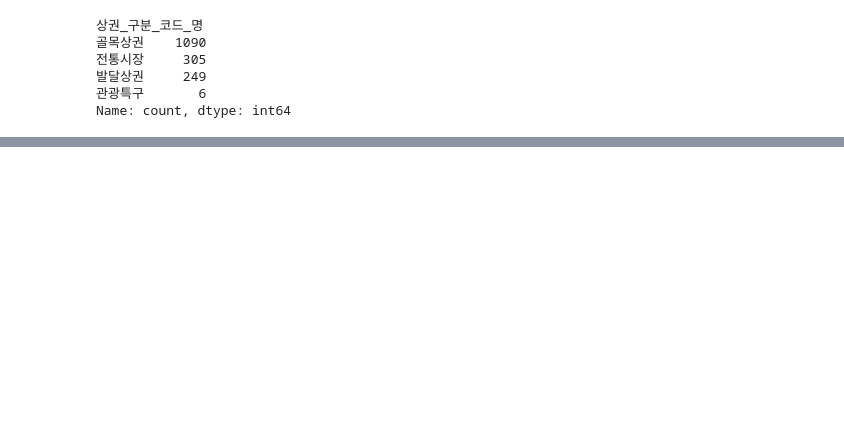
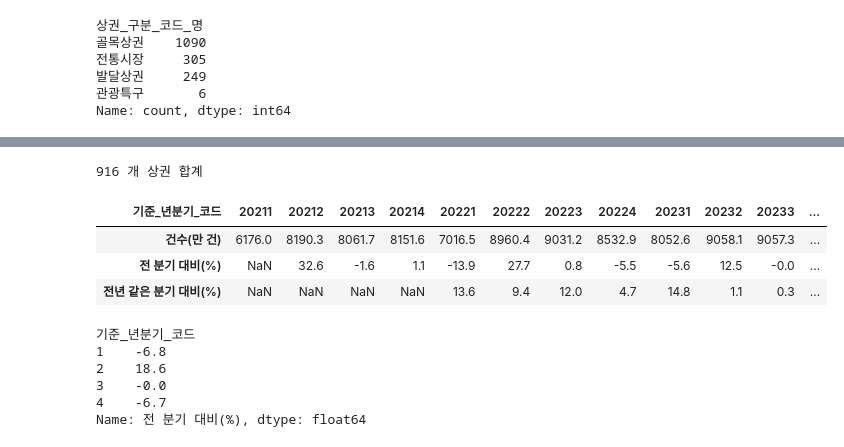
Before and after one commit to baebokchii/seoul-cafe-location-analysis, a Jupyter notebook: notebooks/01_데이터파악.ipynb, the cells around one changed output, grey strips where cells are left out. Saved outputs shown, nothing was run; the diff lists cells and outputs as text; code cells hidden in the pictures; blank space fills up the shorter version.

```diff
--- a/notebooks/01_데이터파악.ipynb
+++ b/notebooks/01_데이터파악.ipynb
@@ -345,0 +154,25 @@ print("실수형으로 읽힌 금액 열:", len(cafe_sales.select_dtypes("float"
+# %%
+counts = cafe_sales.pivot(index="상권_코드", columns="기준_년분기_코드", values="당월_매출_건수")
+full_codes = counts.dropna().index  # 22개 분기 모두 값이 있는 상권
+
+seoul = counts.loc[full_codes].sum().div(1e4).to_frame("건수(만 건)")
+seoul["전 분기 대비(%)"] = seoul["건수(만 건)"].pct_change() * 100
+seoul["전년 같은 분기 대비(%)"] = seoul["건수(만 건)"].pct_change(4) * 100  # 4개 분기 전 = 1년 전 같은 분기
+print(len(full_codes), "개 상권 합계")
+seoul.round(1).T
+# %% [output]
+916 개 상권 합계
+| 기준_년분기_코드 | 20211 | 20212 | 20213 | 20214 | 20221 | 20222 | 20223 | 20224 | 20231 | 20232 | 20233 | ... |
+| 건수(만 건) | 6176.0 | 8190.3 | 8061.7 | 8151.6 | 7016.5 | 8960.4 | 9031.2 | 8532.9 | 8052.6 | 9058.1 | 9057.3 | ... |
+| 전 분기 대비(%) | NaN | 32.6 | -1.6 | 1.1 | -13.9 | 27.7 | 0.8 | -5.5 | -5.6 | 12.5 | -0.0 | ... |
+| 전년 같은 분기 대비(%) | NaN | NaN | NaN | NaN | 13.6 | 9.4 | 12.0 | 4.7 | 14.8 | 1.1 | 0.3 | ... |
+# %%
+# 분기(1~4)별로 "전 분기 대비" 변화의 중앙값
+seoul["전 분기 대비(%)"].groupby(seoul.index.str[-1]).median().round(1)
+# %% [output]
+기준_년분기_코드
+1    -6.8
+2    18.6
+3    -0.0
+4    -6.7
+Name: 전 분기 대비(%), dtype: float64
```
Also changed, not shown: parts of 59 cells of this notebook, 30 other files.
